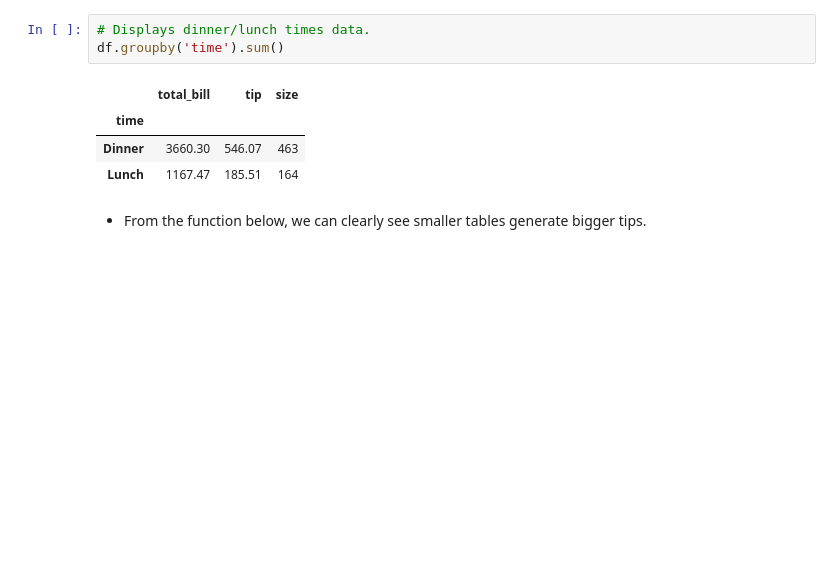
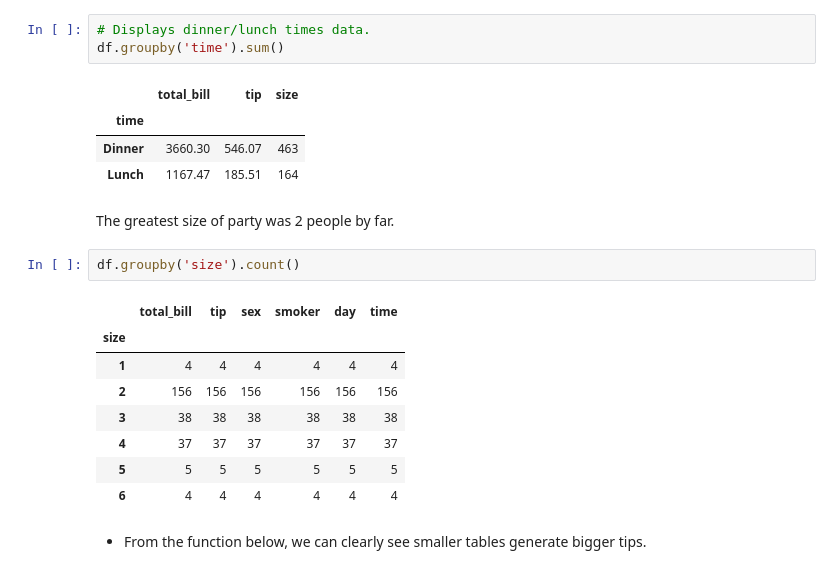
Before and after one commit to daithimarkham/Fund-Project-2019, a Jupyter notebook: The-Tips-Data-Set.ipynb, the cells around one changed output. Cells and saved outputs as stored; diff of their text form; blank space fills up the shorter version.

```diff
--- a/The-Tips-Data-Set.ipynb
+++ b/The-Tips-Data-Set.ipynb
@@ -279,6 +297,19 @@ df.groupby('time').sum()
 | time |  |  |  |
 | Dinner | 3660.30 | 546.07 | 463 |
 | Lunch | 1167.47 | 185.51 | 164 |
+# %% [markdown]
+The greatest size of party was 2 people by far.
+# %%
+df.groupby('size').count()
+# %% [output]
+|  | total_bill | tip | sex | smoker | day | time |
+| size |  |  |  |  |  |  |
+| 1 | 4 | 4 | 4 | 4 | 4 | 4 |
+| 2 | 156 | 156 | 156 | 156 | 156 | 156 |
+| 3 | 38 | 38 | 38 | 38 | 38 | 38 |
+| 4 | 37 | 37 | 37 | 37 | 37 | 37 |
+| 5 | 5 | 5 | 5 | 5 | 5 | 5 |
+| 6 | 4 | 4 | 4 | 4 | 4 | 4 |
 # %% [markdown]
 - From the function below, we can clearly see smaller tables generate bigger tips.
 # %%
```
Also changed, not shown: parts of 10 cells of this notebook.
